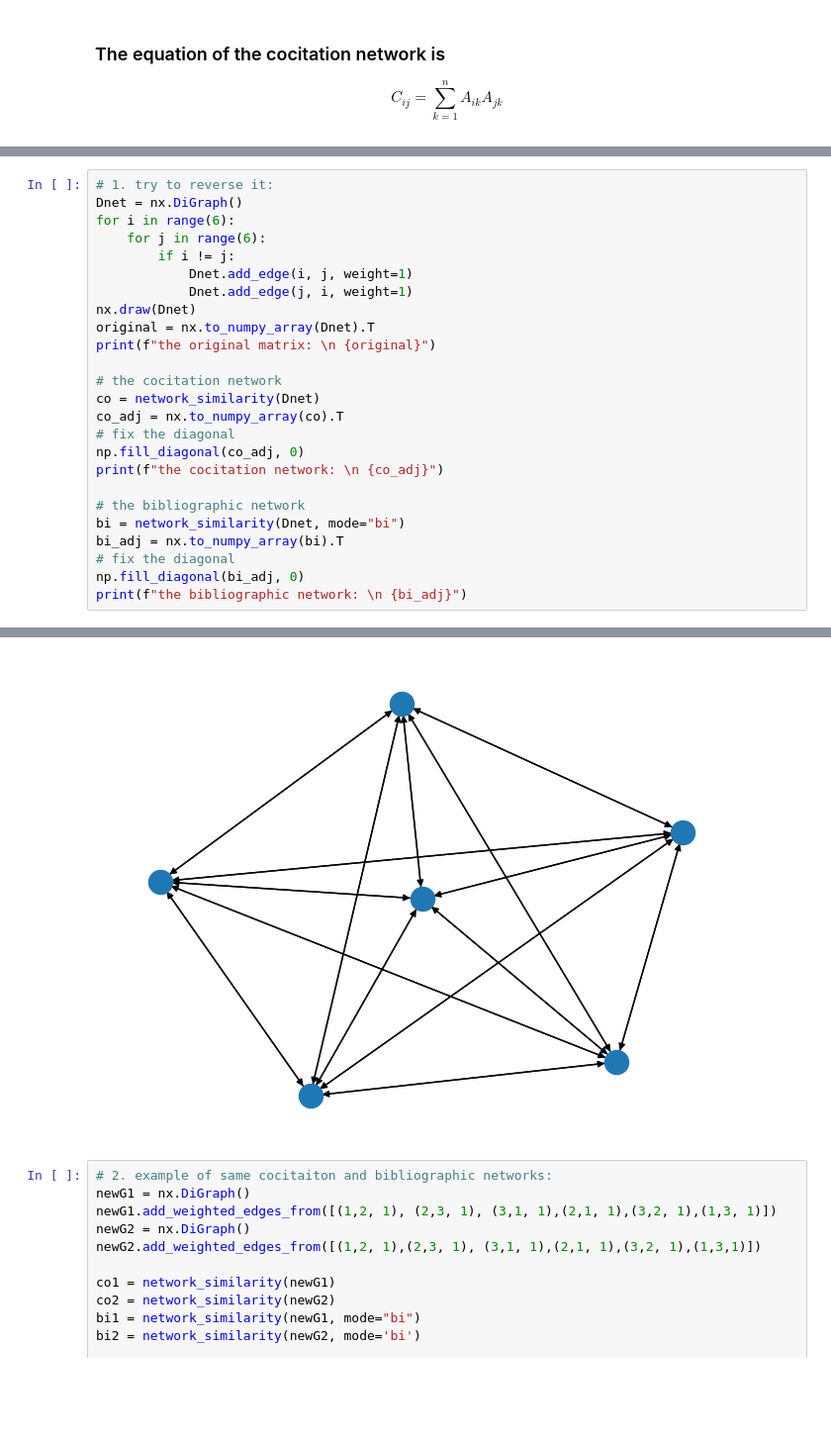
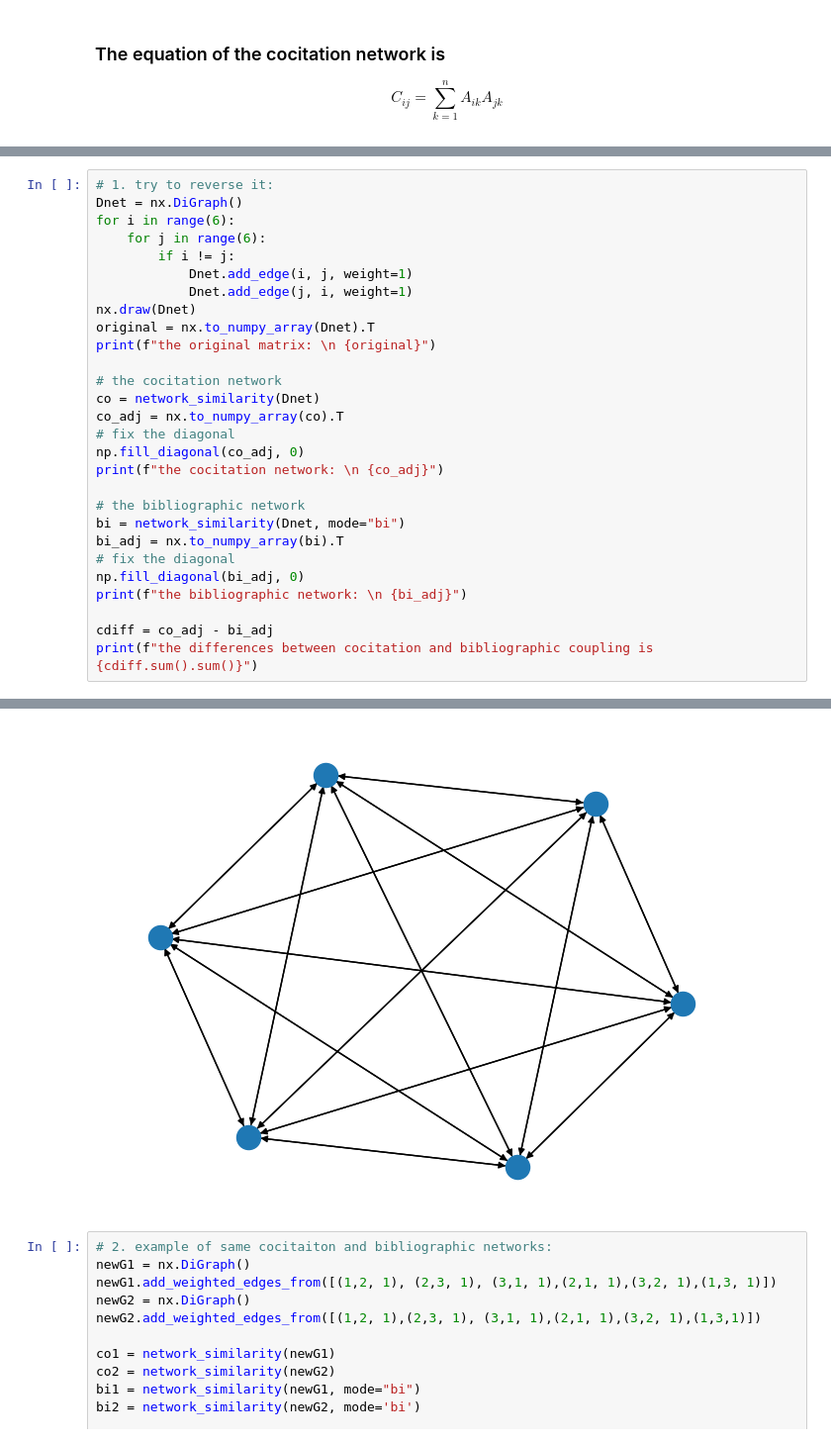
Before and after one commit to yilewang/dynamical_net_sys_class, a Jupyter notebook: lab1/lab1.ipynb, the cells around one changed output, grey strips where cells are left out. Shown at 99% size. Cells and saved outputs as stored; diff of their text form; blank space fills up the shorter version.

```diff
--- a/lab1/lab1.ipynb
+++ b/lab1/lab1.ipynb
@@ -250,6 +262,9 @@ bi_adj = nx.to_numpy_array(bi).T
 # fix the diagonal
 np.fill_diagonal(bi_adj, 0)
 print(f"the bibliographic network: \n {bi_adj}")
+
+cdiff = co_adj - bi_adj
+print(f"the differences between cocitation and bibliographic coupling is {cdiff.sum().sum()}")
 # %% [output]
 the original matrix:
  [[0. 1. 1. 1. 1. 1.]
@@ -271,4 +286,4 @@ the cocitation network:
-[figure, old version]
+[figure, new version]
 # %%
 # 2. example of same cocitaiton and bibliographic networks:
 newG1 = nx.DiGraph()
```
Also changed, not shown: parts of 18 cells of this notebook.
